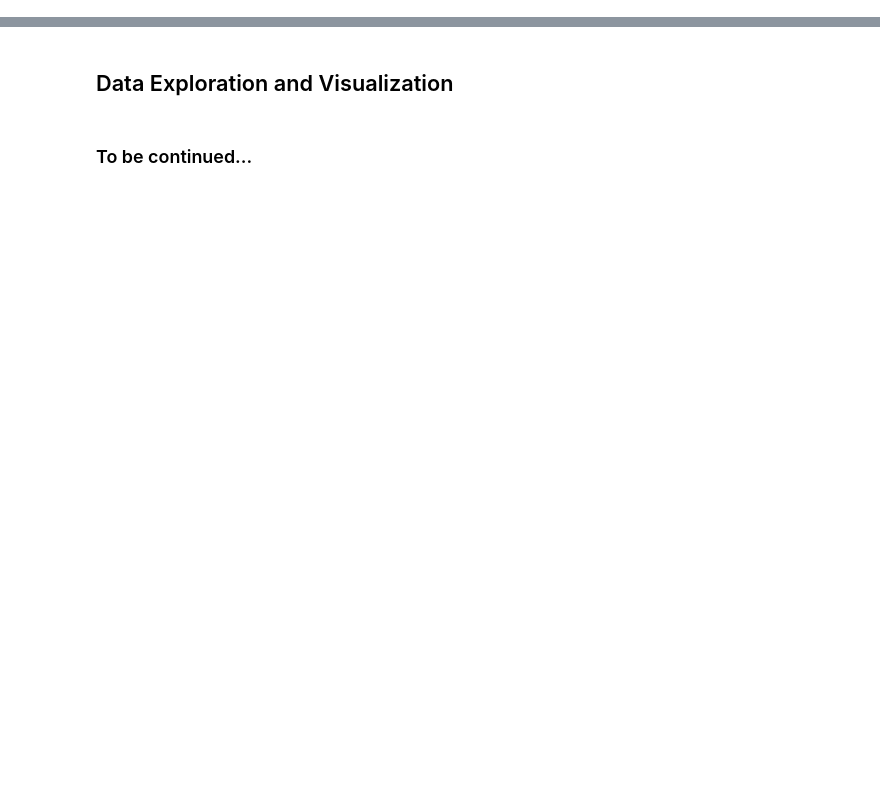
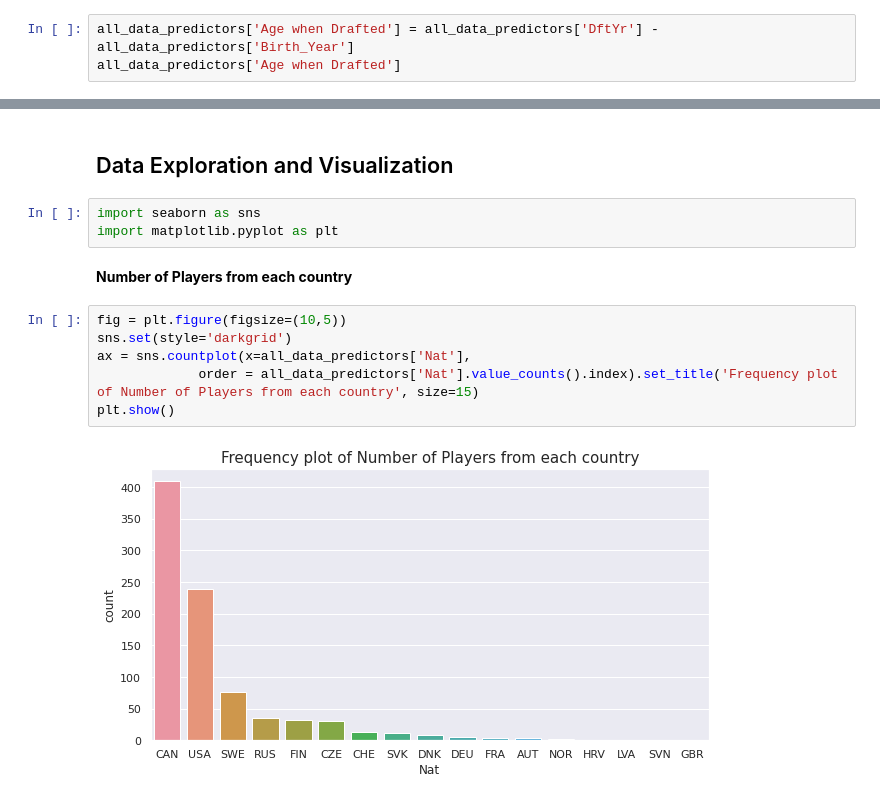
Before and after one commit to PrakritiAilavadi/Kaggle, a Jupyter notebook: predicting-nhl-player-salaries.ipynb, the cells around one changed output, grey strips where cells are left out. Drawn from its saved outputs; the diff is of its cells as text; blank space fills up the shorter version.

```diff
--- a/predicting-nhl-player-salaries.ipynb
+++ b/predicting-nhl-player-salaries.ipynb
@@ -308,3 +308,6 @@ all_data_predictors = all_data_predictors.drop('Born', 1)
 all_data_predictors.shape
 # %% [output]
 (874, 153)
+# %%
+all_data_predictors['Age when Drafted'] = all_data_predictors['DftYr'] - all_data_predictors['Birth_Year']
+all_data_predictors['Age when Drafted']
@@ -339,4 +369,15 @@ test_df.shape
 # %% [markdown]
 ## Data Exploration and Visualization
-# %% [markdown]
-### To be continued...
+# %%
+import seaborn as sns
+import matplotlib.pyplot as plt
+# %% [markdown]
+**Number of Players from each country**
+# %%
+fig = plt.figure(figsize=(10,5))
+sns.set(style='darkgrid')
+ax = sns.countplot(x=all_data_predictors['Nat'],
+             order = all_data_predictors['Nat'].value_counts().index).set_title('Frequency plot of Number of Players from each country', size=15)
+plt.show()
+# %% [output]
+[figure, added]
```
Also changed, not shown: parts of 11 cells of this notebook.
